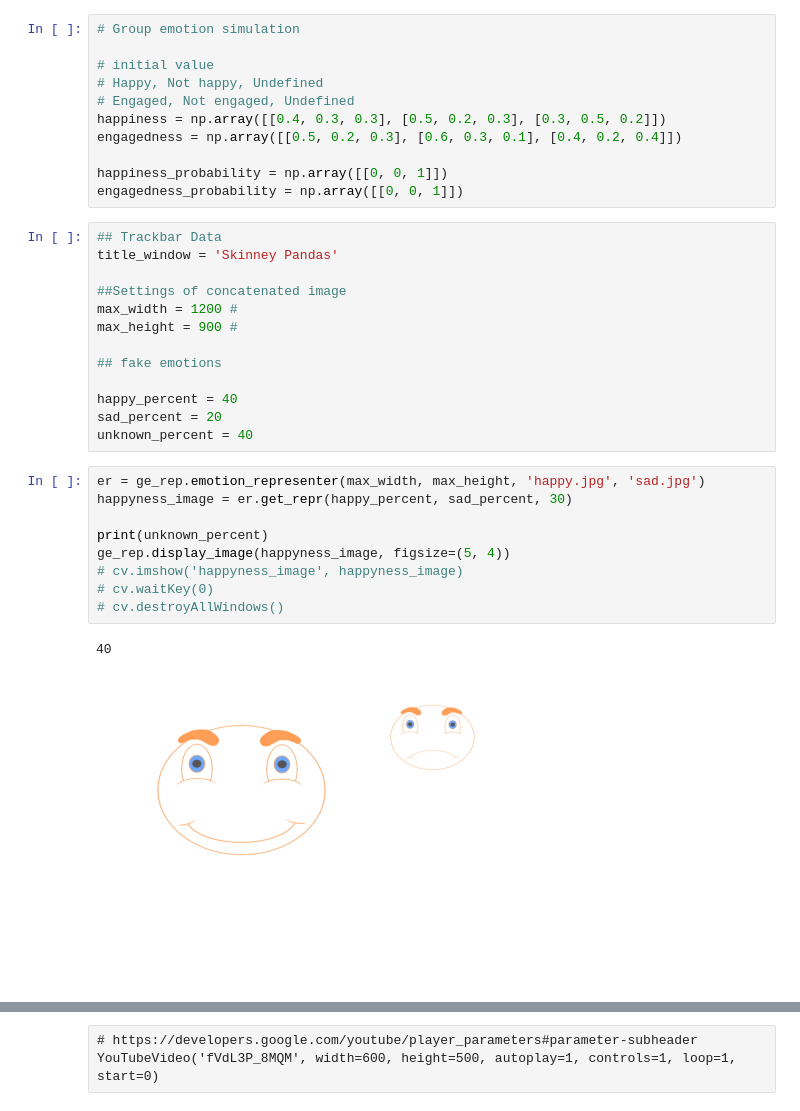
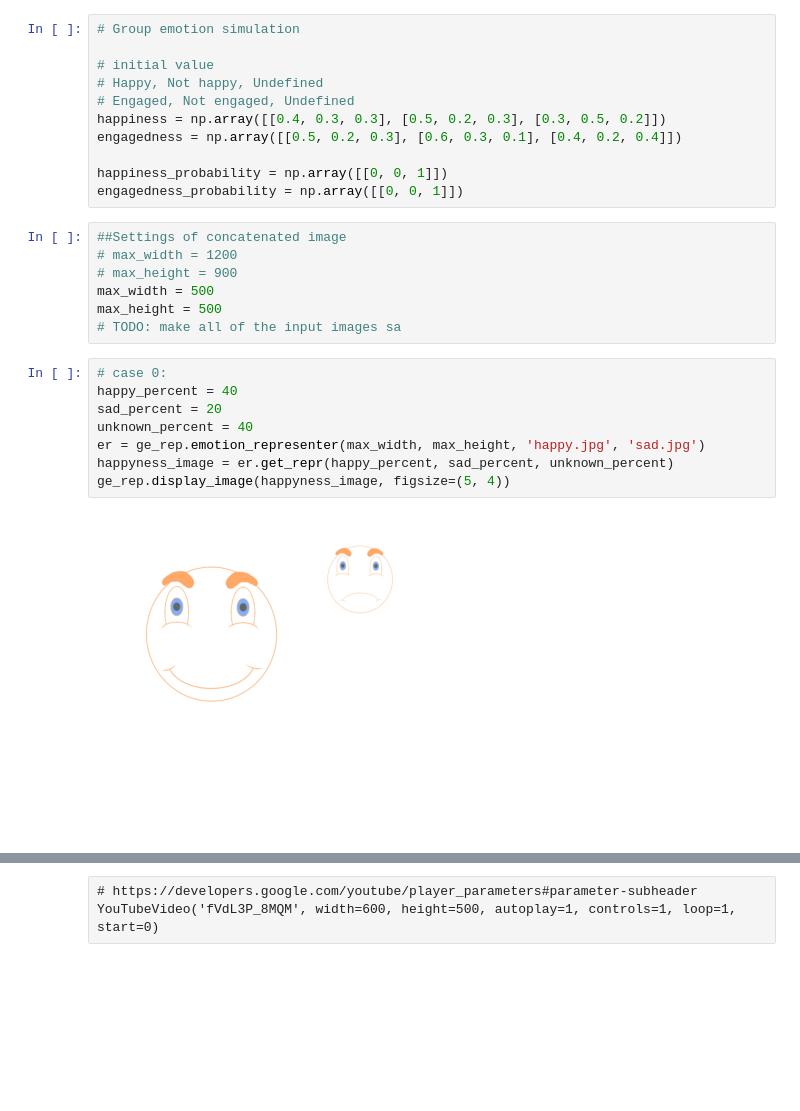
Before and after one commit to Norlez/Group-Emotion-Representation, a Jupyter notebook: representer.ipynb, the cells around one changed output, grey strips where cells are left out. Drawn from its saved outputs; the diff is of its cells as text; blank space fills up the shorter version.

```diff
--- a/representer.ipynb
+++ b/representer.ipynb
@@ -31,27 +31,19 @@ engagedness = np.array([[0.5, 0.2, 0.3], [0.6, 0.3, 0.1], [0.4, 0.2, 0.4]])
 happiness_probability = np.array([[0, 0, 1]])
 engagedness_probability = np.array([[0, 0, 1]])
 # %%
-## Trackbar Data
-title_window = 'Skinney Pandas'
-
 ##Settings of concatenated image
-max_width = 1200 #
-max_height = 900 #
-
-## fake emotions
-
-happy_percent = 40
-sad_percent = 20
-unknown_percent = 40
+# max_width = 1200
+# max_height = 900
+max_width = 500
+max_height = 500
+# TODO: make all of the input images sa
 # %%
+# case 0:
+happy_percent = 40
+sad_percent = 20
+unknown_percent = 40
 er = ge_rep.emotion_representer(max_width, max_height, 'happy.jpg', 'sad.jpg')
-happyness_image = er.get_repr(happy_percent, sad_percent, 30)
-
-print(unknown_percent)
+happyness_image = er.get_repr(happy_percent, sad_percent, unknown_percent)
 ge_rep.display_image(happyness_image, figsize=(5, 4))
-# cv.imshow('happyness_image', happyness_image)
-# cv.waitKey(0)
-# cv.destroyAllWindows()
 # %% [output]
-40
-[figure, old version]
+[figure, new version]
```
Also changed, not shown: parts of 3 cells of this notebook, 2 other files.
